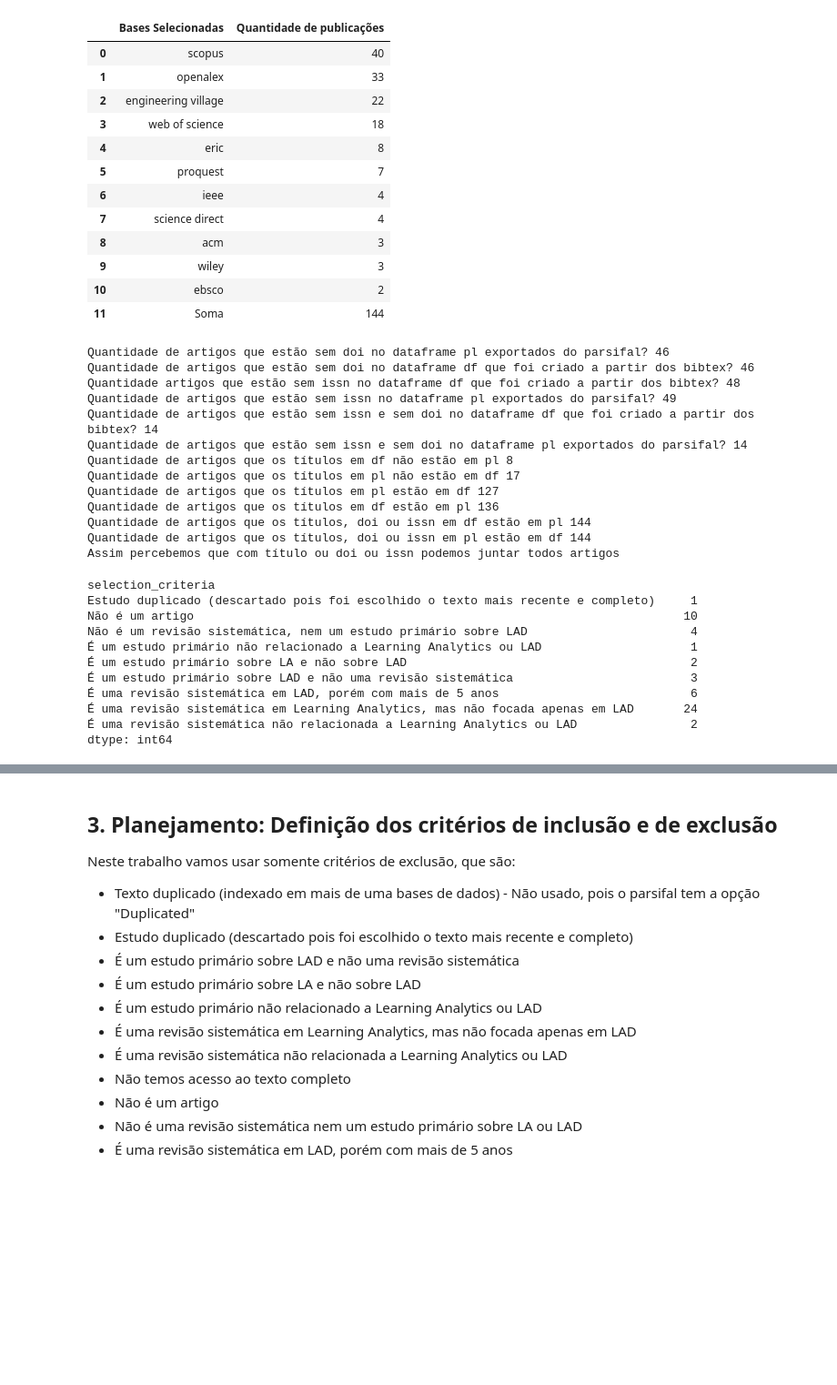
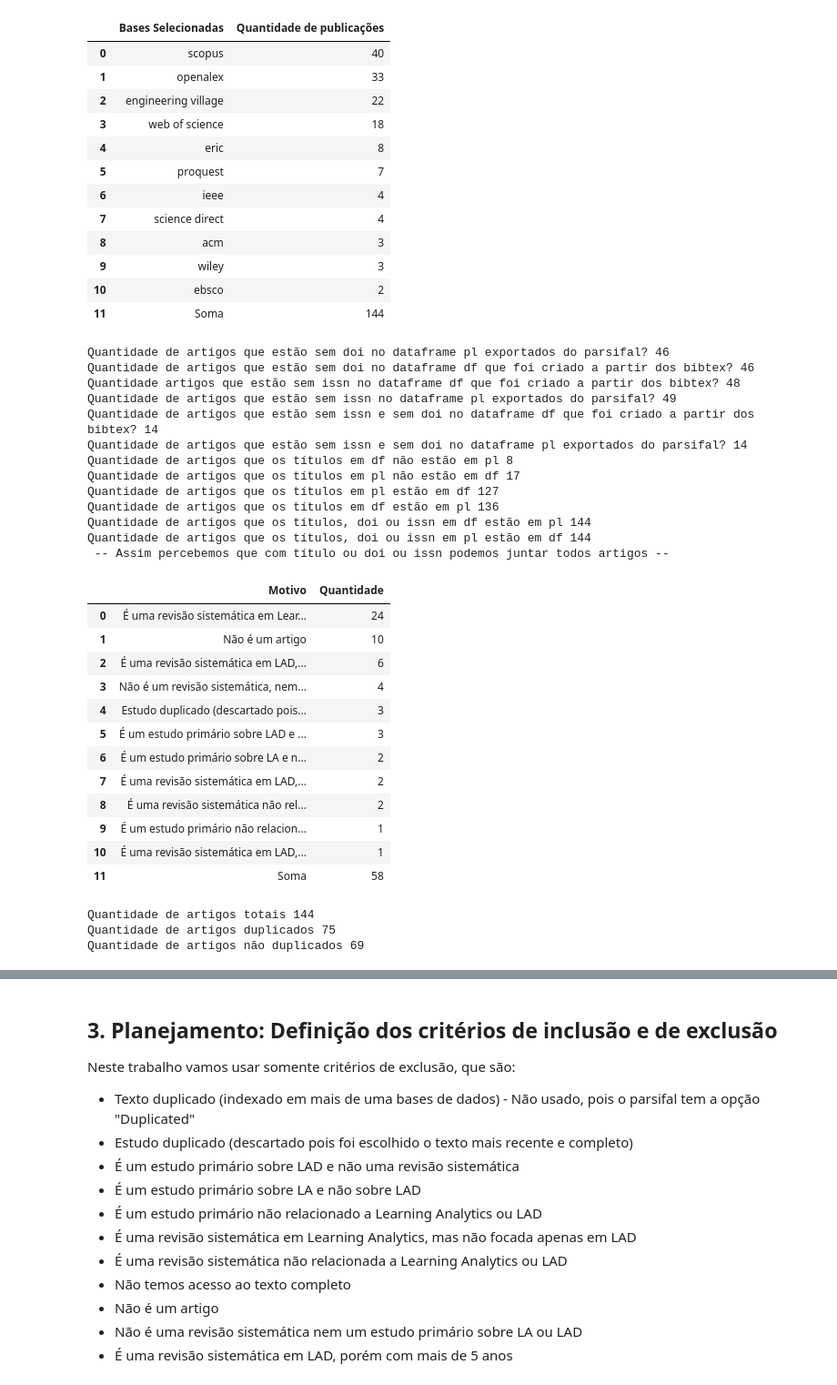
Before and after one commit to thiagogomesverissimo/notebooks, a Jupyter notebook: doutorado/tertiary_review.ipynb, the cells around one changed output, grey strips where cells are left out. Shown: that part at 91% size. Drawn from its saved outputs; the diff is of its cells as text; code cells hidden in the pictures; blank space fills up the shorter version.

```diff
--- a/doutorado/tertiary_review.ipynb
+++ b/doutorado/tertiary_review.ipynb
@@ -284,7 +284,7 @@ print("Quantidade de artigos que os títulos, doi ou issn em df estão em pl",n)
 n = sum(pl["title"].isin(df['title']) | pl["doi"].isin(df['doi']) | pl["issn"].isin(df['issn']))
 print("Quantidade de artigos que os títulos, doi ou issn em pl estão em df",n)
 
-print("Assim percebemos que com título ou doi ou issn podemos juntar todos artigos")
+print(" -- Assim percebemos que com título ou doi ou issn podemos juntar todos artigos -- ")
 # %% [output]
 Quantidade de artigos que estão sem doi no dataframe pl exportados do parsifal? 46
 Quantidade de artigos que estão sem doi no dataframe df que foi criado a partir dos bibtex? 46
@@ -298,7 +298,7 @@ Quantidade de artigos que os títulos em pl estão em df 127
 Quantidade de artigos que os títulos em df estão em pl 136
 Quantidade de artigos que os títulos, doi ou issn em df estão em pl 144
 Quantidade de artigos que os títulos, doi ou issn em pl estão em df 144
-Assim percebemos que com título ou doi ou issn podemos juntar todos artigos
+ -- Assim percebemos que com título ou doi ou issn podemos juntar todos artigos --
 # %%
 # vou copiar a chave identifier para pl para conseguir juntar ambos dataframes
 for index, row in pl.iterrows():
@@ -320,15 +320,58 @@ mx = pd.merge(df, pl, how = 'inner', on = 'id_generico')
 # %%
-# artigos excluídos
-mx.groupby(['selection_criteria']).size()
+# artigos excluídos em latex
+excluded_articles = df_completo.groupby(['selection_criteria']).size().sort_values(ascending=False)
+excluded_articles = pd.DataFrame(excluded_articles)
+excluded_articles.reset_index(inplace=True)
+excluded_articles.columns = ['Motivo','Quantidade']
+
+# soma
+soma = excluded_articles['Quantidade'].sum()
+new_row = pd.DataFrame({'Motivo': ['Soma'], 'Quantidade':[soma]})
+excluded_articles = pd.concat([excluded_articles, new_row], axis=0, ignore_index=True)
+
+# Salvando tabela em .tex
+latex_code = pd.DataFrame(excluded_articles).style.hide().to_latex(
+    column_format="c|c",
+    position="H",
+    label="table:tertiary_review_excluded",
+    caption="Artigos excluídos",
+    hrules=True,
+    convert_css=True
+)
+
+# manobra para colocar um linha horizontal antes da soma
+latex_code_lines = latex_code.splitlines()
+last_row_index = len(latex_code_lines) - 4
+latex_code_lines.insert(last_row_index, '    \\hline')
+modified_latex_code = '\n'.join(latex_code_lines)
+
+with open('/tmp/tertiary_review_excluded.tex', 'w') as the_file:
+    the_file.write(modified_latex_code)
+excluded_articles
 # %% [output]
-selection_criteria
-Estudo duplicado (descartado pois foi escolhido o texto mais recente e completo)     1
-Não é um artigo                                                                     10
-Não é um revisão sistemática, nem um estudo primário sobre LAD                       4
-É um estudo primário não relacionado a Learning Analytics ou LAD                     1
-É um estudo primário sobre LA e não sobre LAD                                        2
-É um estudo primário sobre LAD e não uma revisão sistemática                         3
-É uma revisão sistemática em LAD, porém com mais de 5 anos                           6
-É uma revisão sistemática em Learning Analytics, mas não focada apenas em LAD       24
-É uma revisão sistemática não relacionada a Learning Analytics ou LAD                2
-dtype: int64
+|  | Motivo | Quantidade |
+| 0 | É uma revisão sistemática em Lear... | 24 |
+| 1 | Não é um artigo | 10 |
+| 2 | É uma revisão sistemática em LAD,... | 6 |
+| 3 | Não é um revisão sistemática, nem... | 4 |
+| 4 | Estudo duplicado (descartado pois... | 3 |
+| 5 | É um estudo primário sobre LAD e ... | 3 |
+| 6 | É um estudo primário sobre LA e n... | 2 |
+| 7 | É uma revisão sistemática em LAD,... | 2 |
+| 8 | É uma revisão sistemática não rel... | 2 |
+| 9 | É um estudo primário não relacion... | 1 |
+| 10 | É uma revisão sistemática em LAD,... | 1 |
+| 11 | Soma | 58 |
+# %%
+n = df_completo.shape[0]
+print("Quantidade de artigos totais",n)
+
+n = df_completo[df_completo['status'] == 'Duplicated'].shape[0]
+print("Quantidade de artigos duplicados",n)
+
+n = df_completo[df_completo['status'] != 'Duplicated'].shape[0]
+print("Quantidade de artigos não duplicados",n)
+# %% [output]
+Quantidade de artigos totais 144
+Quantidade de artigos duplicados 75
+Quantidade de artigos não duplicados 69
```
Also changed, not shown: parts of 7 cells of this notebook, 1 other file.
